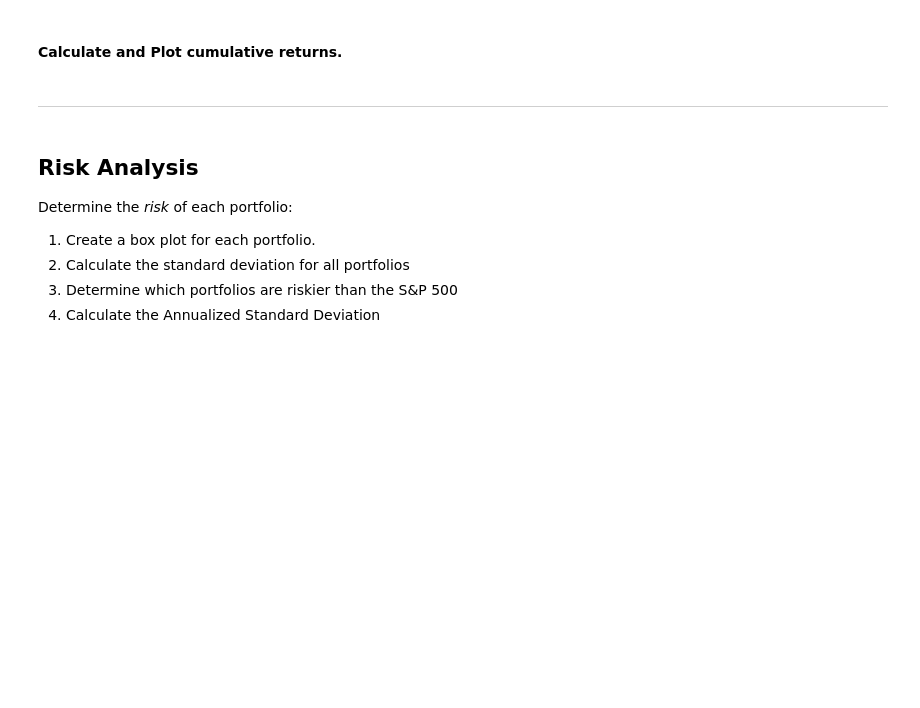
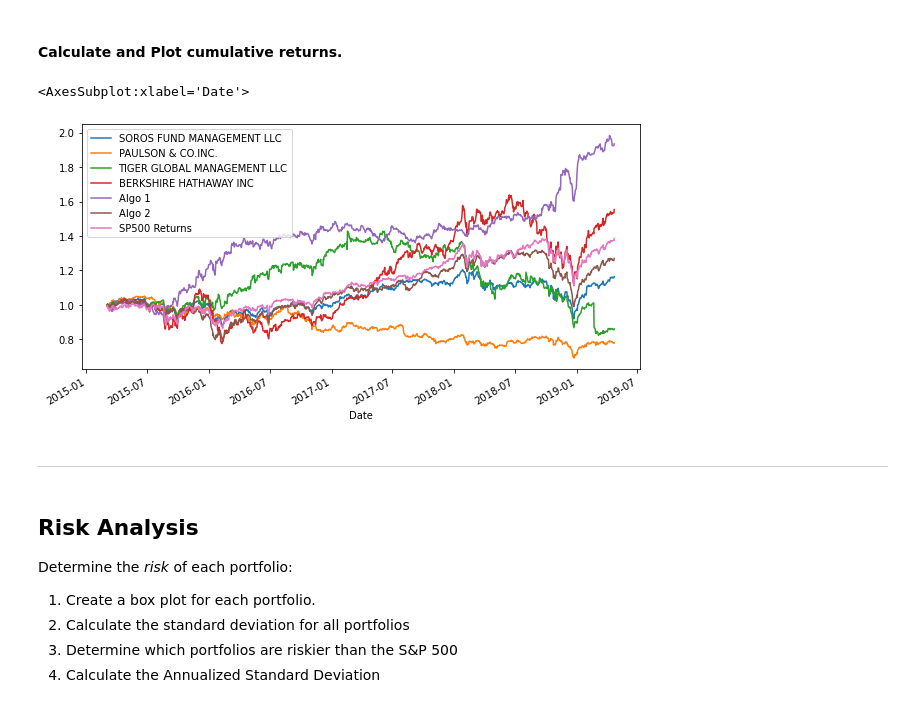
Before and after one commit to jdonnelly0804/Module-4-Challenge, a Jupyter notebook: whale_analysis.ipynb, the cells around one changed output. Cells and saved outputs as stored; diff of their text form; code cells hidden in the pictures; blank space fills up the shorter version.

```diff
--- a/whale_analysis.ipynb
+++ b/whale_analysis.ipynb
@@ -149,8 +153,12 @@ In this section, you will calculate and visualize performance and risk metrics f
 #### Calculate and Plot cumulative returns.
 # %%
 # Calculate cumulative returns of all portfolios
-
+cumulative_returns = (1+combined_df).cumprod()
 # Plot cumulative returns
+cumulative_returns.plot(figsize=(10,5))
+# %% [output]
+<AxesSubplot:xlabel='Date'>
+[figure, added]
 # %% [markdown]
 ---
 # %% [markdown]
```
Also changed, not shown: parts of 1 cell of this notebook.
